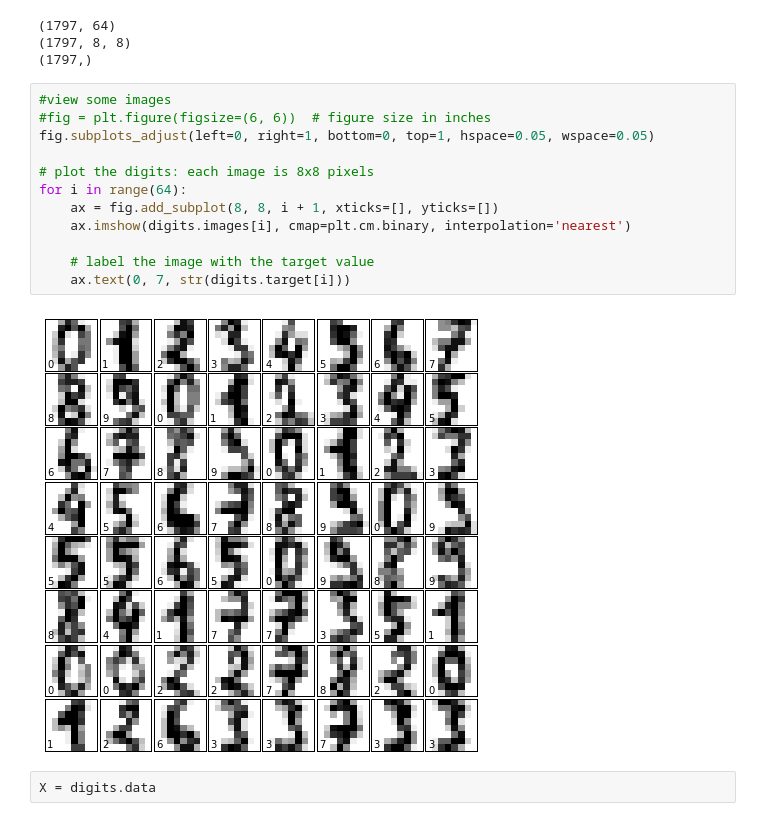
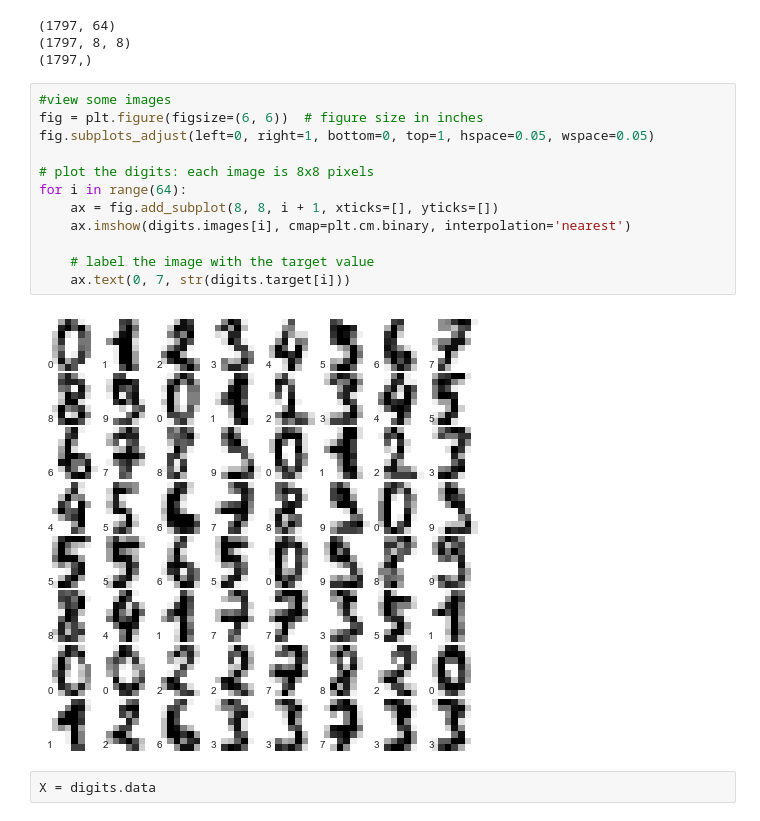
Before and after one commit to george1328/george1328.github.io, a Jupyter notebook: notebooks/KNN/KNN.ipynb, the cells around one changed output. Saved outputs shown, nothing was run; the diff lists cells and outputs as text.

```diff
--- a/notebooks/KNN/KNN.ipynb
+++ b/notebooks/KNN/KNN.ipynb
@@ -50,18 +50,18 @@ print digits.target.shape
 (1797,)
 # %%
 #view some images
-#fig = plt.figure(figsize=(6, 6))  # figure size in inches
+fig = plt.figure(figsize=(6, 6))  # figure size in inches
 fig.subplots_adjust(left=0, right=1, bottom=0, top=1, hspace=0.05, wspace=0.05)
 
 # plot the digits: each image is 8x8 pixels
 for i in range(64):
     ax = fig.add_subplot(8, 8, i + 1, xticks=[], yticks=[])
     ax.imshow(digits.images[i], cmap=plt.cm.binary, interpolation='nearest')
 
     # label the image with the target value
     ax.text(0, 7, str(digits.target[i]))
 # %% [output]
-[figure, old version]
+[figure, new version]
 # %%
 X = digits.data
 # %%
```
Also changed, not shown: parts of 36 cells of this notebook, 3 other files.
